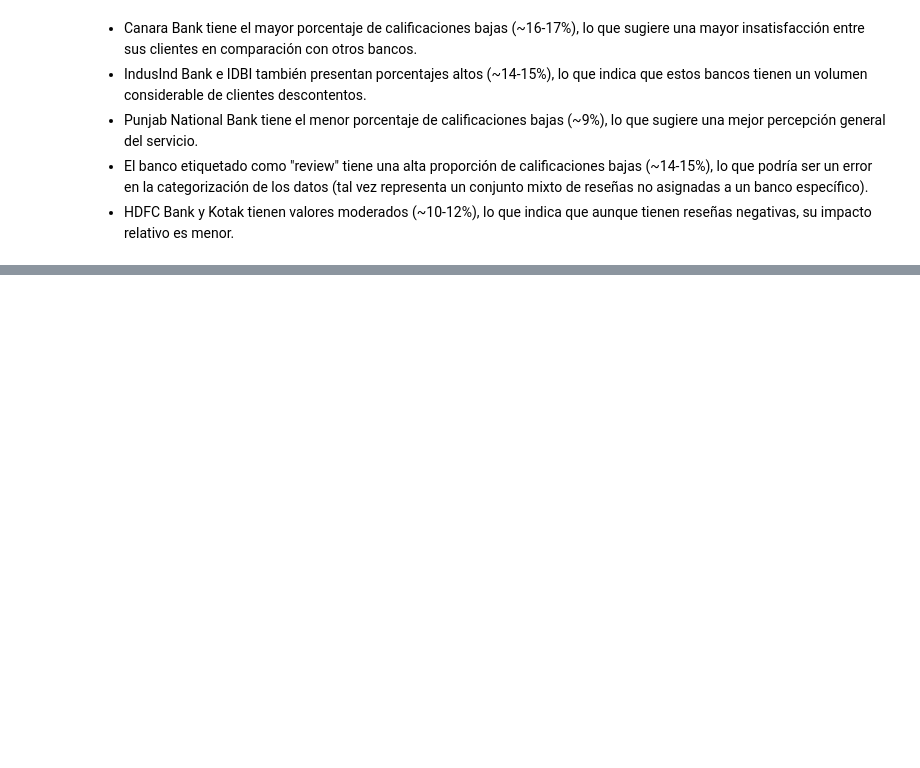
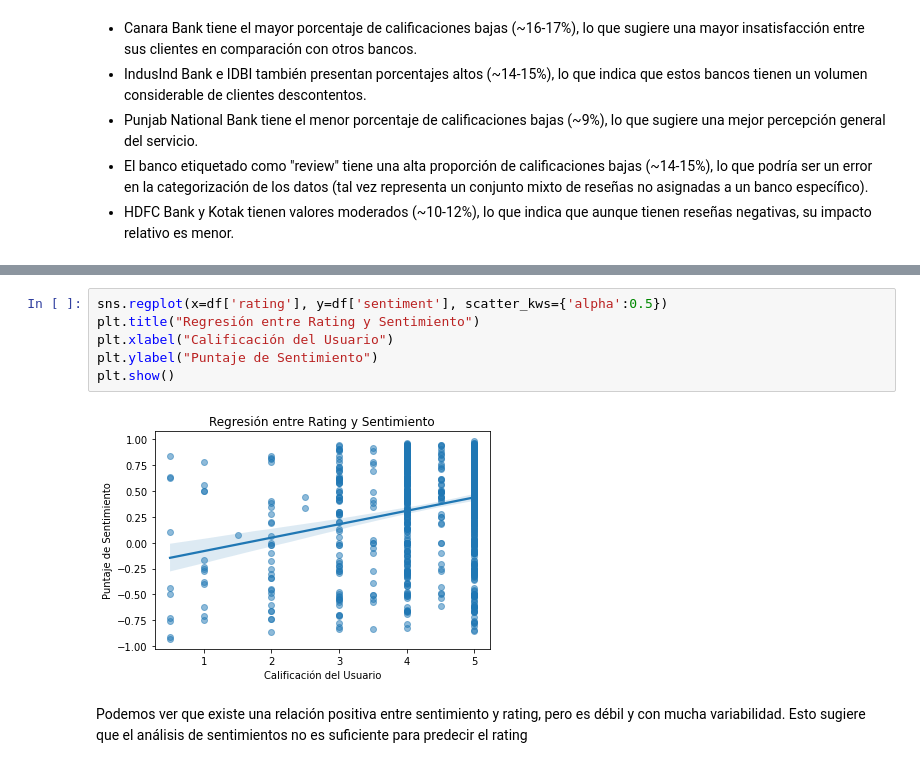
Before and after one commit to nicolaszuleta95/Portfolio, a Jupyter notebook: bank_review_prediction/notebooks/01_data_exploration.ipynb, the cells around one changed output, grey strips where cells are left out. Saved outputs shown, nothing was run; the diff lists cells and outputs as text; blank space fills up the shorter version.

```diff
--- a/bank_review_prediction/notebooks/01_data_exploration.ipynb
+++ b/bank_review_prediction/notebooks/01_data_exploration.ipynb
@@ -228,0 +354,10 @@ plt.show()
+# %%
+sns.regplot(x=df['rating'], y=df['sentiment'], scatter_kws={'alpha':0.5})
+plt.title("Regresión entre Rating y Sentimiento")
+plt.xlabel("Calificación del Usuario")
+plt.ylabel("Puntaje de Sentimiento")
+plt.show()
+# %% [output]
+[figure, added]
+# %% [markdown]
+Podemos ver que existe una relación positiva entre sentimiento y rating, pero es débil y con mucha variabilidad. Esto sugiere que el análisis de sentimientos no es suficiente para predecir el rating
```
Also changed, not shown: parts of 16 cells of this notebook, 4 other files.
